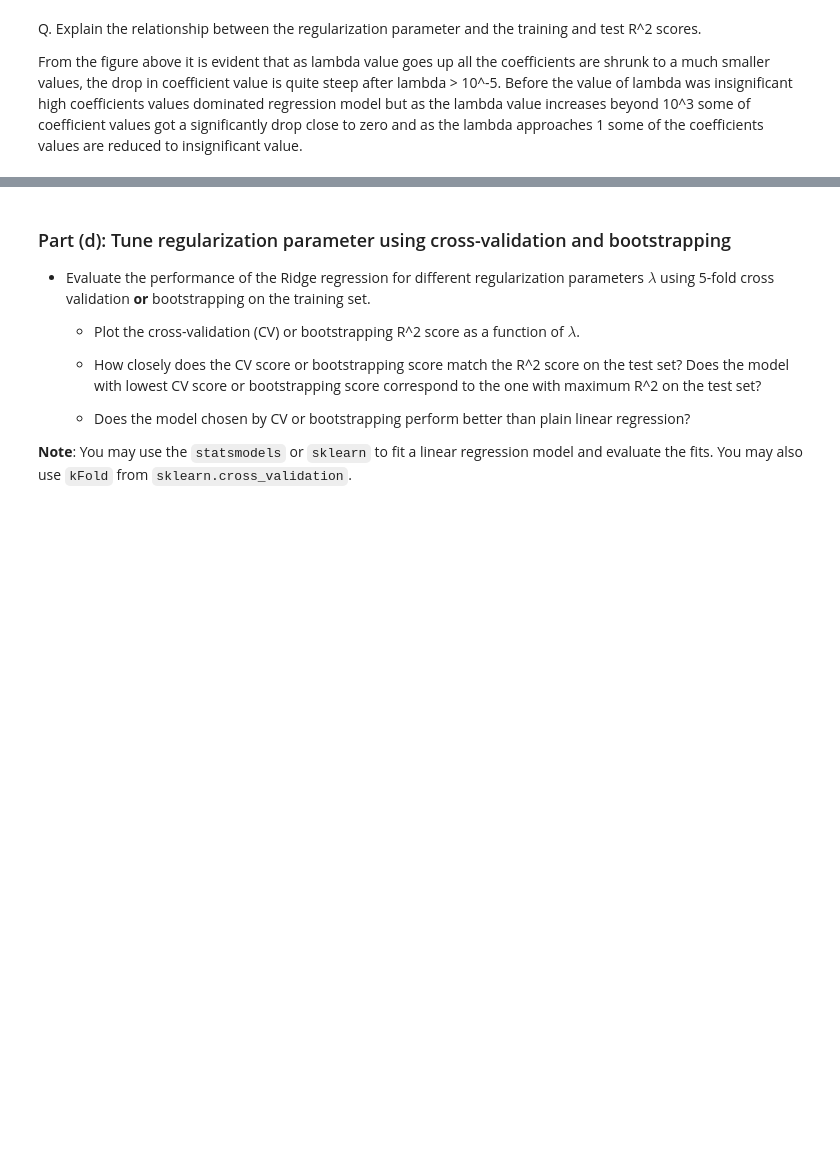
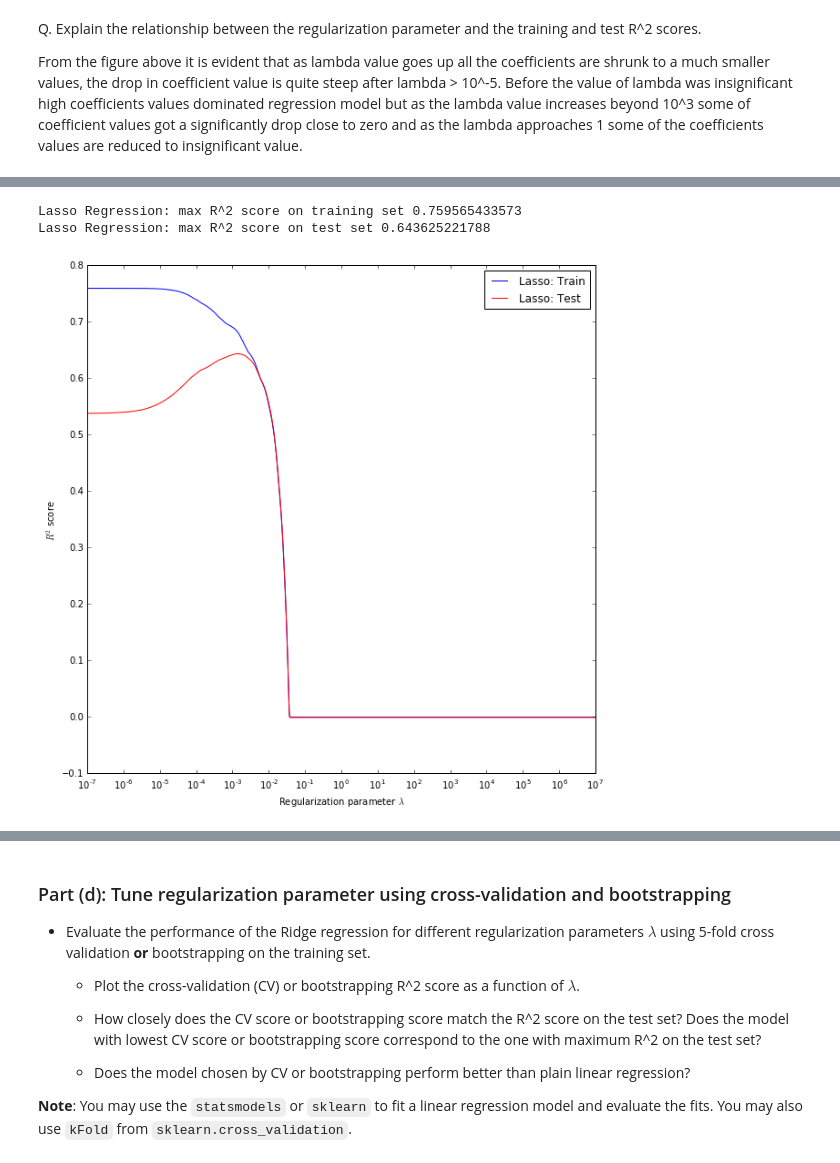
Before and after one commit to stiwarih/E-150-Grad, a Jupyter notebook: data-sets/final/lasso.ipynb, the cells around one changed output, grey strips where cells are left out. Cells and saved outputs as stored; diff of their text form; code cells hidden in the pictures; blank space fills up the shorter version.

```diff
--- a/data-sets/final/lasso.ipynb
+++ b/data-sets/final/lasso.ipynb
@@ -571,0 +604,23 @@ Ridge Regression: max R^2 score on test set 0.642424978378
+# %%
+# Plot train an test R-squared as a function parameter value
+fig, ax = plt.subplots(1, 1, figsize=(10, 10))
+
+ax.semilogx(y = test_r_squared_plain, c='g', label = 'Plain Regression')
+ax.semilogx(10.0**lambdas, (train_r_squared), c='b', label='Lasso: Train')
+ax.semilogx(10.0**lambdas, (test_r_squared), c='r', label='Lasso: Test')
+
+
+ax.set_xlabel('Regularization parameter $\lambda$')
+ax.set_ylabel(r'$R^2$ score')
+
+#ax.set_ylim((test_r_squared_plain-0.2, 1.2))
+ax.legend(loc = 'best')
+
+print 'Lasso Regression: max R^2 score on training set', max(train_r_squared)
+print 'Lasso Regression: max R^2 score on test set', max(test_r_squared)
+
+plt.show()
+# %% [output]
+Lasso Regression: max R^2 score on training set 0.759565433573
+Lasso Regression: max R^2 score on test set 0.643625221788
+[figure, added]
```
Also changed, not shown: parts of 31 cells of this notebook.
